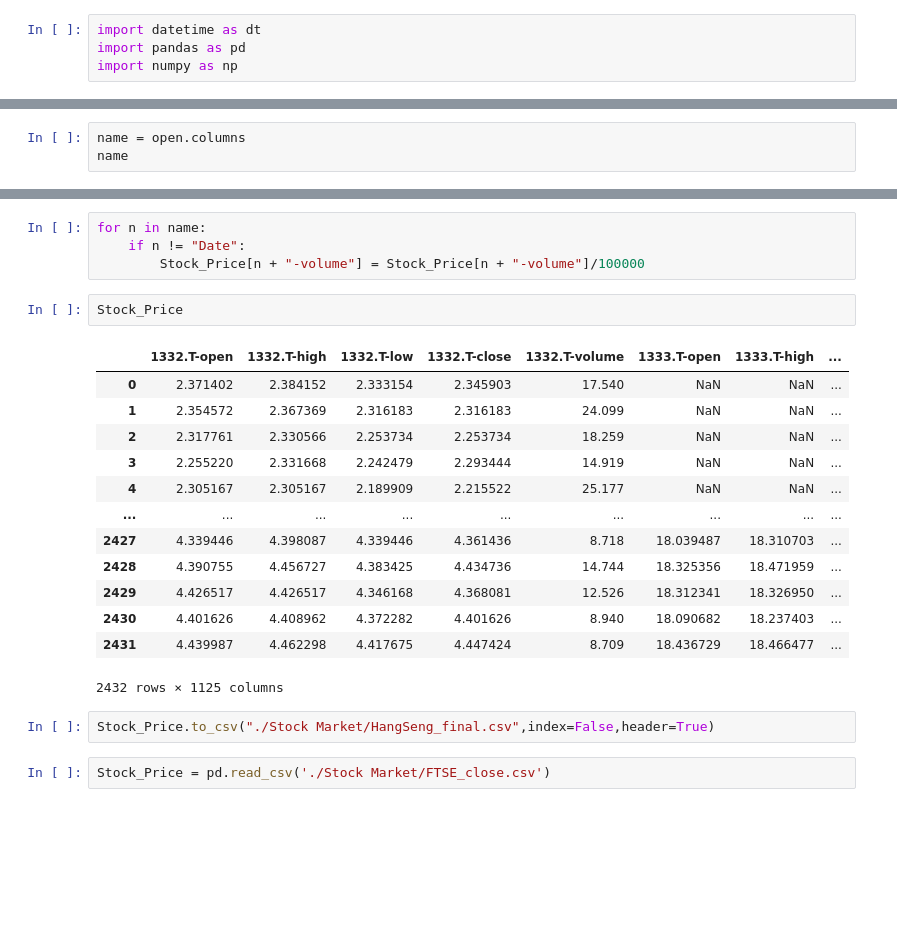
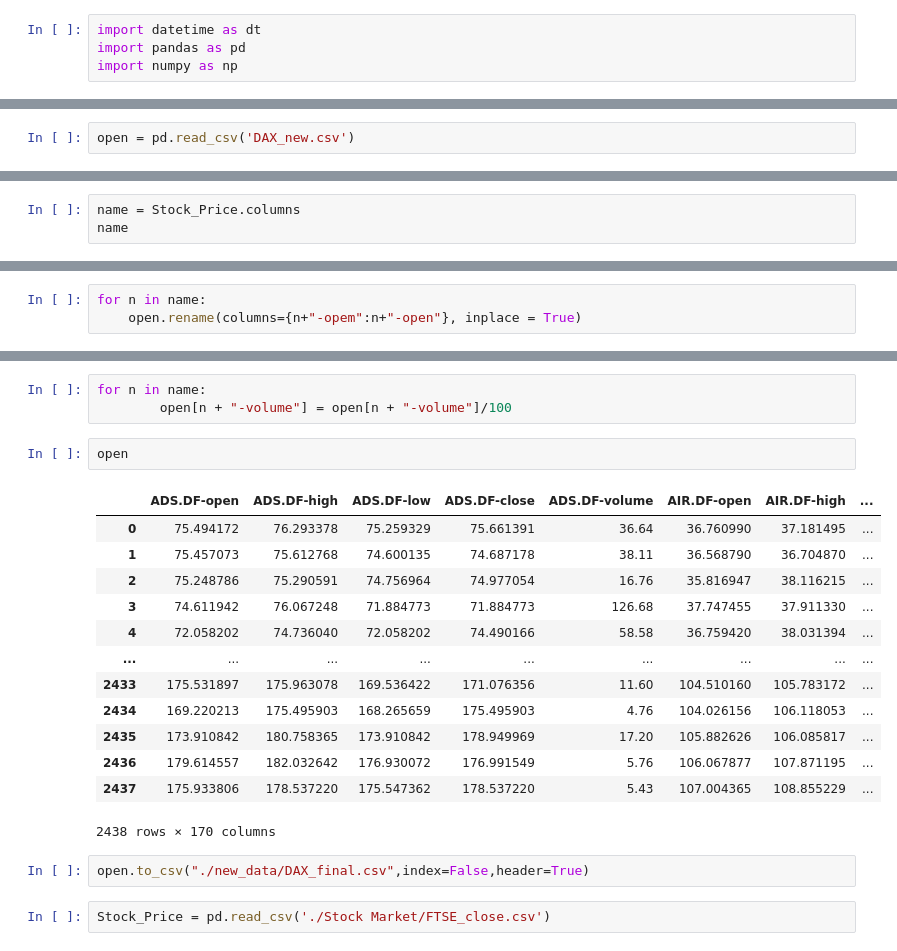
Before and after one commit to HarryBlaine/PPO-PM, a Jupyter notebook: new_dataprocess.ipynb, the cells around one changed output, grey strips where cells are left out. Drawn from its saved outputs; the diff is of its cells as text; blank space fills up the shorter version.

```diff
--- a/new_dataprocess.ipynb
+++ b/new_dataprocess.ipynb
@@ -38,0 +39,2 @@ open
+# %%
+open = pd.read_csv('DAX_new.csv')
@@ -39,4 +57,4 @@ open
 # %%
-name = open.columns
+name = Stock_Price.columns
 name
 # %% [output]
@@ -48,0 +67,3 @@ Index(['Date', '1332.T', '1333.T', '1605.T', '1721.T', '1801.T', '1802.T',
+# %%
+for n in name:
+    open.rename(columns={n+"-opem":n+"-open"}, inplace = True)
@@ -49,25 +86,24 @@ Index(['Date', '1332.T', '1333.T', '1605.T', '1721.T', '1801.T', '1802.T',
 # %%
 for n in name:
-    if n != "Date":
-        Stock_Price[n + "-volume"] = Stock_Price[n + "-volume"]/100000
+        open[n + "-volume"] = open[n + "-volume"]/100
 # %%
-Stock_Price
+open
 # %% [output]
-|  | 1332.T-open | 1332.T-high | 1332.T-low | 1332.T-close | 1332.T-volume | 1333.T-open | 1333.T-high | ... |
-| 0 | 2.371402 | 2.384152 | 2.333154 | 2.345903 | 17.540 | NaN | NaN | ... |
-| 1 | 2.354572 | 2.367369 | 2.316183 | 2.316183 | 24.099 | NaN | NaN | ... |
-| 2 | 2.317761 | 2.330566 | 2.253734 | 2.253734 | 18.259 | NaN | NaN | ... |
-| 3 | 2.255220 | 2.331668 | 2.242479 | 2.293444 | 14.919 | NaN | NaN | ... |
-| 4 | 2.305167 | 2.305167 | 2.189909 | 2.215522 | 25.177 | NaN | NaN | ... |
+|  | ADS.DF-open | ADS.DF-high | ADS.DF-low | ADS.DF-close | ADS.DF-volume | AIR.DF-open | AIR.DF-high | ... |
+| 0 | 75.494172 | 76.293378 | 75.259329 | 75.661391 | 36.64 | 36.760990 | 37.181495 | ... |
+| 1 | 75.457073 | 75.612768 | 74.600135 | 74.687178 | 38.11 | 36.568790 | 36.704870 | ... |
+| 2 | 75.248786 | 75.290591 | 74.756964 | 74.977054 | 16.76 | 35.816947 | 38.116215 | ... |
+| 3 | 74.611942 | 76.067248 | 71.884773 | 71.884773 | 126.68 | 37.747455 | 37.911330 | ... |
+| 4 | 72.058202 | 74.736040 | 72.058202 | 74.490166 | 58.58 | 36.759420 | 38.031394 | ... |
 | ... | ... | ... | ... | ... | ... | ... | ... | ... |
-| 2427 | 4.339446 | 4.398087 | 4.339446 | 4.361436 | 8.718 | 18.039487 | 18.310703 | ... |
-| 2428 | 4.390755 | 4.456727 | 4.383425 | 4.434736 | 14.744 | 18.325356 | 18.471959 | ... |
-| 2429 | 4.426517 | 4.426517 | 4.346168 | 4.368081 | 12.526 | 18.312341 | 18.326950 | ... |
-| 2430 | 4.401626 | 4.408962 | 4.372282 | 4.401626 | 8.940 | 18.090682 | 18.237403 | ... |
-| 2431 | 4.439987 | 4.462298 | 4.417675 | 4.447424 | 8.709 | 18.436729 | 18.466477 | ... |
+| 2433 | 175.531897 | 175.963078 | 169.536422 | 171.076356 | 11.60 | 104.510160 | 105.783172 | ... |
+| 2434 | 169.220213 | 175.495903 | 168.265659 | 175.495903 | 4.76 | 104.026156 | 106.118053 | ... |
+| 2435 | 173.910842 | 180.758365 | 173.910842 | 178.949969 | 17.20 | 105.882626 | 106.085817 | ... |
+| 2436 | 179.614557 | 182.032642 | 176.930072 | 176.991549 | 5.76 | 106.067877 | 107.871195 | ... |
+| 2437 | 175.933806 | 178.537220 | 175.547362 | 178.537220 | 5.43 | 107.004365 | 108.855229 | ... |
-2432 rows × 1125 columns
+2438 rows × 170 columns
 # %%
-Stock_Price.to_csv("./Stock Market/HangSeng_final.csv",index=False,header=True)
+open.to_csv("./new_data/DAX_final.csv",index=False,header=True)
 # %%
 Stock_Price = pd.read_csv('./Stock Market/FTSE_close.csv')
 # %%
```
Also changed, not shown: parts of 5 cells of this notebook, 35 other files.
